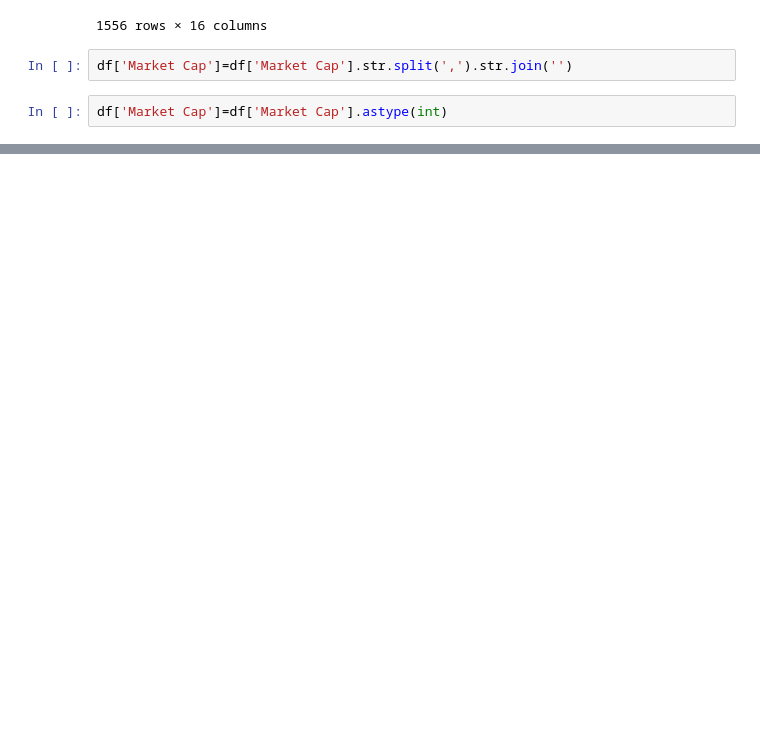
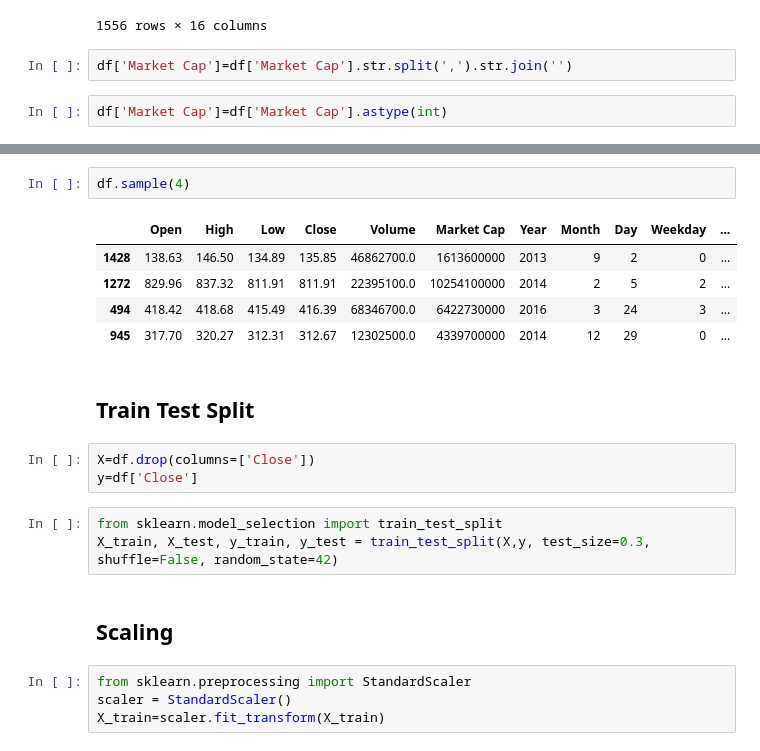
Before and after one commit to hasanenesguray/Data-Science-Projects, a Jupyter notebook: Machine Learning/Regression/Bitcoin Price Prediction/Bitcoin Price Prediction using LR & LSTM.ipynb, the cells around one changed output, grey strips where cells are left out. Saved outputs shown, nothing was run; the diff lists cells and outputs as text; blank space fills up the shorter version.

```diff
--- a/Machine Learning/Regression/Bitcoin Price Prediction/Bitcoin Price Prediction using LR & LSTM.ipynb
+++ b/Machine Learning/Regression/Bitcoin Price Prediction/Bitcoin Price Prediction using LR & LSTM.ipynb
@@ -179,0 +313,22 @@ df['Market Cap']=df['Market Cap'].astype(int)
+# %%
+df.sample(4)
+# %% [output]
+|  | Open | High | Low | Close | Volume | Market Cap | Year | Month | Day | Weekday | ... |
+| 1428 | 138.63 | 146.50 | 134.89 | 135.85 | 46862700.0 | 1613600000 | 2013 | 9 | 2 | 0 | ... |
+| 1272 | 829.96 | 837.32 | 811.91 | 811.91 | 22395100.0 | 10254100000 | 2014 | 2 | 5 | 2 | ... |
+| 494 | 418.42 | 418.68 | 415.49 | 416.39 | 68346700.0 | 6422730000 | 2016 | 3 | 24 | 3 | ... |
+| 945 | 317.70 | 320.27 | 312.31 | 312.67 | 12302500.0 | 4339700000 | 2014 | 12 | 29 | 0 | ... |
+# %% [markdown]
+## Train Test Split
+# %%
+X=df.drop(columns=['Close'])
+y=df['Close']
+# %%
+from sklearn.model_selection import train_test_split
+X_train, X_test, y_train, y_test = train_test_split(X,y, test_size=0.3, shuffle=False, random_state=42)
+# %% [markdown]
+## Scaling
+# %%
+from sklearn.preprocessing import StandardScaler
+scaler = StandardScaler()
+X_train=scaler.fit_transform(X_train)
```
Also changed, not shown: parts of 11 cells of this notebook.
